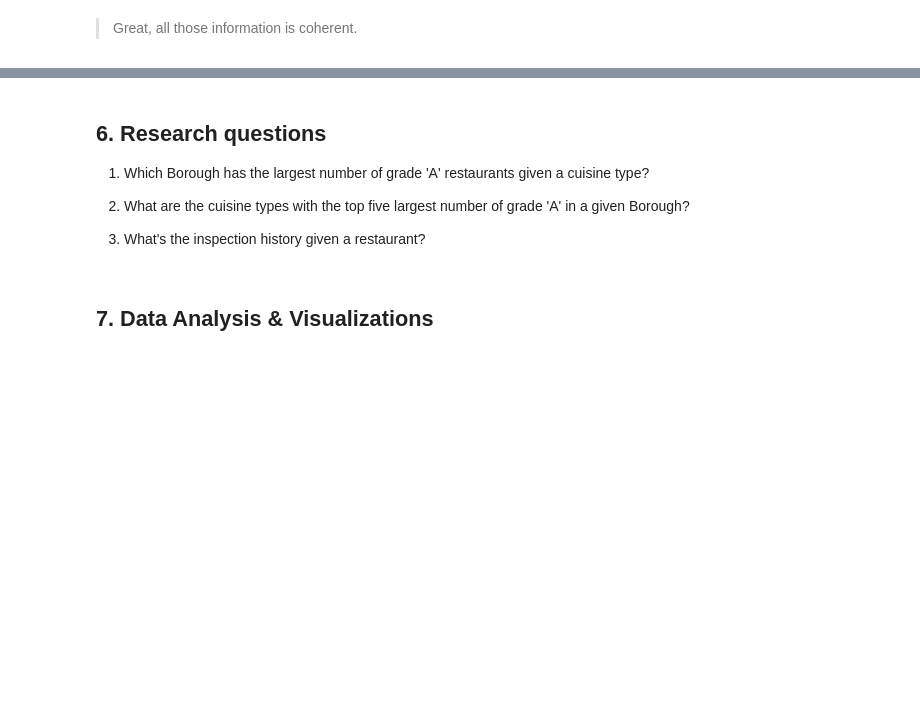
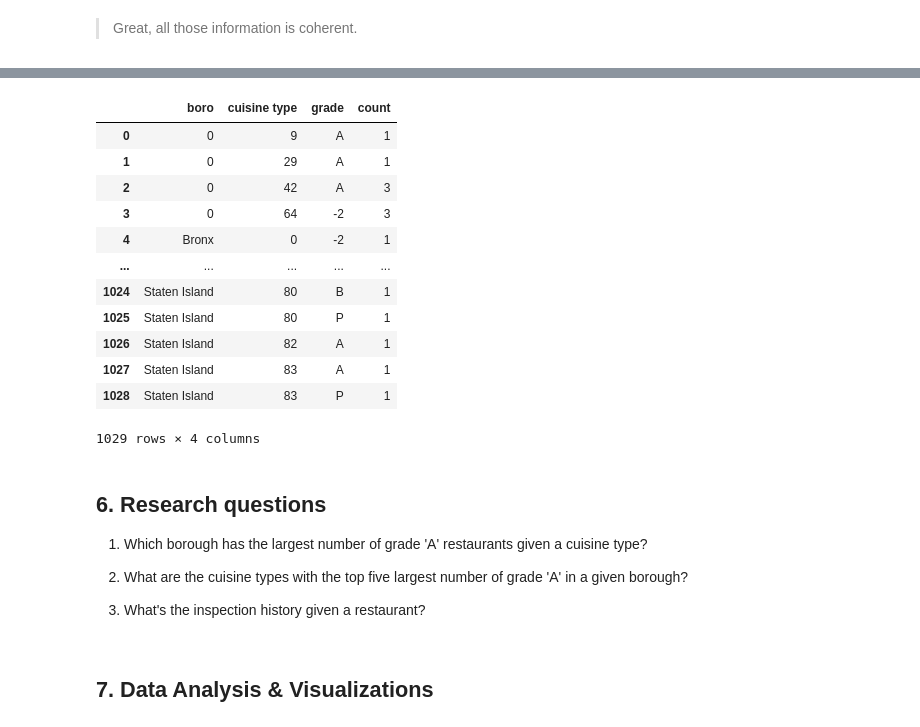
Before and after one commit to flizhou/NYC_restaurant_inspection_map, a Jupyter notebook: scripts/eda.ipynb, the cells around one changed output, grey strips where cells are left out. Saved outputs shown, nothing was run; the diff lists cells and outputs as text; code cells hidden in the pictures; blank space fills up the shorter version.

```diff
--- a/scripts/eda.ipynb
+++ b/scripts/eda.ipynb
@@ -387,3 +406,21 @@ with open('../data/clean_data/code_to_violation.txt', 'w') as json_file:
 
 with open('../data/clean_data/violation_to_code.txt', 'w') as json_file:
     json.dump(violation_to_code, json_file)
+# %%
+analysis_data = rst_info.groupby(['boro', 'cuisine type', 'current_grade'])[['dba']].count().reset_index()
+analysis_data.columns = ['boro', 'cuisine type', 'grade', 'count']
+analysis_data
+# %% [output]
+|  | boro | cuisine type | grade | count |
+| 0 | 0 | 9 | A | 1 |
+| 1 | 0 | 29 | A | 1 |
+| 2 | 0 | 42 | A | 3 |
+| 3 | 0 | 64 | -2 | 3 |
+| 4 | Bronx | 0 | -2 | 1 |
+| ... | ... | ... | ... | ... |
+| 1024 | Staten Island | 80 | B | 1 |
+| 1025 | Staten Island | 80 | P | 1 |
+| 1026 | Staten Island | 82 | A | 1 |
+| 1027 | Staten Island | 83 | A | 1 |
+| 1028 | Staten Island | 83 | P | 1 |
+1029 rows × 4 columns
@@ -390,9 +429,9 @@ with open('../data/clean_data/violation_to_code.txt', 'w') as json_file:
 # %% [markdown]
 ## 6. Research questions
 
-1) Which Borough has the largest number of grade 'A' restaurants given a cuisine type?
+1) Which borough has the largest number of grade 'A' restaurants given a cuisine type?
 
-2) What are the cuisine types with the top five largest number of grade 'A' in a given Borough?
+2) What are the cuisine types with the top five largest number of grade 'A' in a given borough?
 
 3) What's the inspection history given a restaurant?
 # %% [markdown]
```
Also changed, not shown: parts of 38 cells of this notebook, 20 other files.
